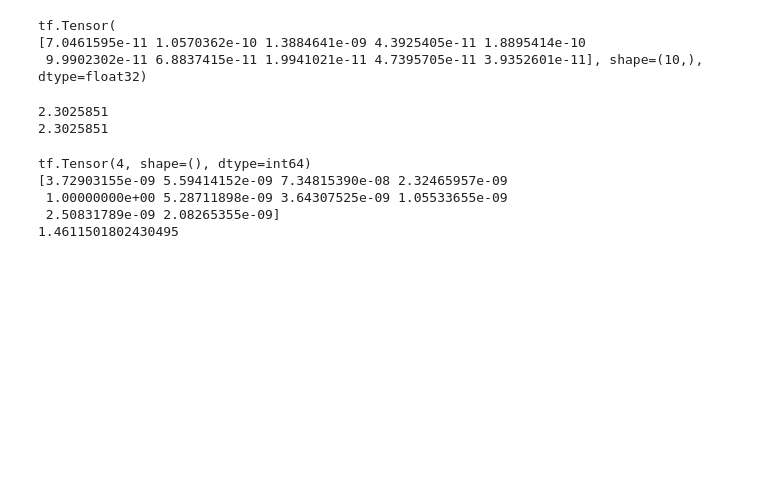
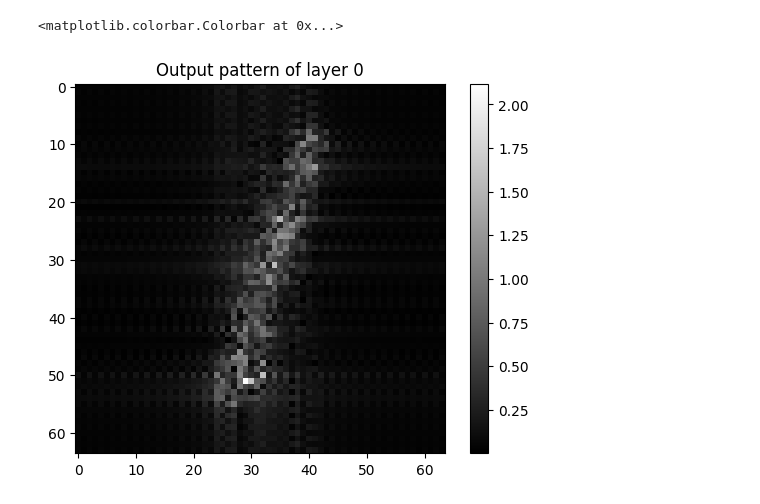
Before and after one commit to KMarshallX/Thesis_ONN, a Jupyter notebook: test.ipynb, the cells around one changed output. Drawn from its saved outputs; the diff is of its cells as text; code cells hidden in the pictures; blank space fills up the shorter version.

```diff
--- a/test.ipynb
+++ b/test.ipynb
@@ -33,0 +37,8 @@ _________________________________________________________________
+# %%
+# load variables
+downsample = 4
+distance = 25.14e-3 # plane spacing
+lamb = 1565e-9 # wavelength
+pixelSize = downsample*8e-6
+Nx = int(256 / downsample) # 64
+Ny = int(256 / downsample) # 64
@@ -55,16 +119,0 @@ plt.colorbar()
-# %%
-det = detector_regions(test_out)
-det_sqr = tf.square(det)
-print(det_sqr)
-# %% [output]
-tf.Tensor(
-[7.0461595e-11 1.0570362e-10 1.3884641e-09 4.3925405e-11 1.8895414e-10
- 9.9902302e-11 6.8837415e-11 1.9941021e-11 4.7395705e-11 3.9352601e-11], shape=(10,), dtype=float32)
-# %%
-scce = tf.keras.losses.SparseCategoricalCrossentropy(from_logits=True)
-print(scce([4], det_sqr).numpy())
-cce = tf.keras.losses.CategoricalCrossentropy(from_logits=True)
-print(cce([0,0,0,0,1,0,0,0,0,0], det_sqr).numpy())
-# %% [output]
-2.3025851
-2.3025851
@@ -73,11 +119,0 @@ import numpy as np
-# %%
-bb = [7.0461595e-11, 1.0570362e-10, 1.3884641e-09, 4.3925405e-11, 1.8895414e-2, 9.9902302e-11, 6.8837415e-11, 1.9941021e-11, 4.7395705e-11, 3.9352601e-11]
-print(tf.argmax(bb))
-print(bb/np.amax(bb))
-print(scce([4], bb/np.amax(bb)).numpy())
-# %% [output]
-tf.Tensor(4, shape=(), dtype=int64)
-[3.72903155e-09 5.59414152e-09 7.34815390e-08 2.32465957e-09
- 1.00000000e+00 5.28711898e-09 3.64307525e-09 1.05533655e-09
- 2.50831789e-09 2.08265355e-09]
-1.4611501802430495
@@ -86,0 +120,14 @@ tf.reduce_min(aa)
+# %%
+# Layer 0
+input = tf.cast(tf.abs(test_img), dtype=tf.complex64)
+phase_0 = trained_vars[0]
+
+out_0 = tf_propagation(phase_modulation(input, phase_0), Nx, Ny, lamb, distance, pixelSize)
+
+plt.figure()
+plt.imshow(tf.abs(out_0), cmap="gray")
+plt.title(f"Output pattern of layer 0")
+plt.colorbar()
+# %% [output]
+<matplotlib.colorbar.Colorbar at 0x...>
+[figure, added]
```
Also changed, not shown: parts of 18 cells of this notebook, 6 other files.
